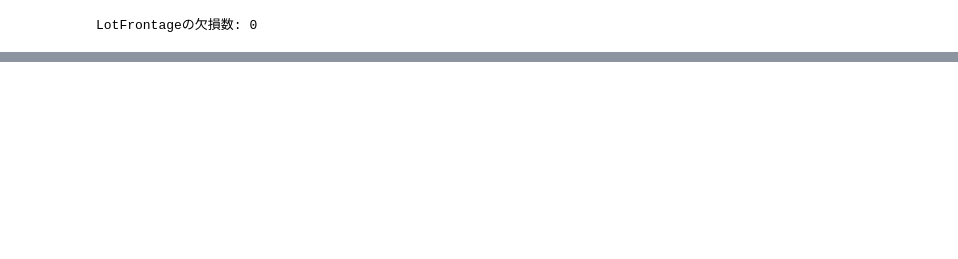
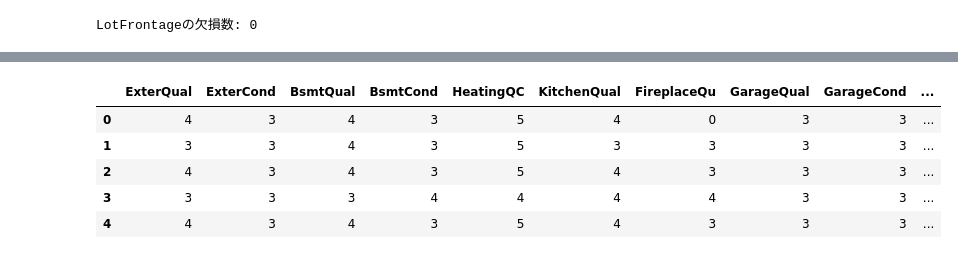
Before and after one commit to luciaeri/My-first-kaggle-_House-Prices, a Jupyter notebook: House_Prices.ipynb, the cells around one changed output, grey strips where cells are left out. Cells and saved outputs as stored; diff of their text form; code cells hidden in the pictures; blank space fills up the shorter version.

```diff
--- a/House_Prices.ipynb
+++ b/House_Prices.ipynb
@@ -442,7 +425,7 @@ GarageYrBltの欠損数: 0
 #先にlistでカラムをまとめたほうがpandasの処理が早くなる
 trans=['Alley', 'MasVnrType', 'BsmtQual', 'BsmtCond', 'BsmtExposure',
        'BsmtFinType1', 'BsmtFinType2', 'FireplaceQu', 'GarageType',
-       'GarageFinish', 'GarageQual', 'GarageCond', 'PoolQC', 'Fence', 'MiscFeature']
+       'GarageFinish', 'GarageQual', 'GarageCond', 'PoolQC', 'Fence', 'MiscFeature','Electrical']
 
 train[trans]=train[trans].fillna('None')
 print(f"カテゴリデータの欠損数: {train[trans].isnull().sum()}")
@@ -465 +449,6 @@ MiscFeature     0
 dtype: int64
+# %%
+# 表示する行数の上限を解除（None = 無制限）
+pd.set_option('display.max_rows', None)
+
+train.isnull().sum()
@@ -465,0 +480,10 @@ dtype: int64
+# %%
+#.columns.tolist()をすることでdfだったのをカラム名だけにしたlistを取得することができる
+category = train.select_dtypes(include=['object']).columns.tolist()
+# %%
+#.nunique()で種類数、value_counts()で実際の種類
+for col in category:
+    print(f"--- {col} ---")
+    print(f"種類数: {train[col].nunique()}") # 何種類の値があるか  nuniqueでカラムの中身の種類数がわかる
+    print(train[col].value_counts()) # value_countsメソッドで実際の種類が分かる
+    print("\n")
@@ -465,0 +527,57 @@ dtype: int64
+# %%
+# 1. Ordinal Encoding（順序あり）にするカラムのリスト定義
+# 標準的な品質評価 (Ex, Gd, TA...) のグループ
+ordinal_qual_cols = [
+    'ExterQual', 'ExterCond', 'BsmtQual', 'BsmtCond',
+    'HeatingQC', 'KitchenQual', 'FireplaceQu',
+    'GarageQual', 'GarageCond', 'PoolQC'
+]
+# 形状 (Reg, IR1...) のグループ
+ordinal_shape_cols = ['LotShape']
+
+# すべてのOrdinal系カラムをまとめたリスト（後で除外するため） これを省いたものをonehot
+all_ordinal_cols = ordinal_qual_cols + ordinal_shape_cols
+
+
+# 2. マッピング辞書（変換ルール）の作成 辞書型
+# 品質用: Ex(5) > Gd(4) > TA(3) > Fa(2) > Po(1) > None(0)
+qual_map = {
+    'Ex': 5, 'Gd': 4, 'TA': 3, 'Fa': 2, 'Po': 1,
+    'None': 0, 'NA': 0
+}
+
+# 形状用: Reg(3) > IR1(2) > IR2(1) > IR3(0)
+shape_map = {
+    'Reg': 3, 'IR1': 2, 'IR2': 1, 'IR3': 0
+}
+
+
+# 3. Ordinal Encoding の実行
+# 注意: マップする前に欠損値(NaN)を 'None' という文字列に埋めます
+# これにより、「地下室なし」や「ガレージなし」が数値の 0 に変換されます
+
+# 品質系の変換 map関数はあり規則に基づいて一気に置き換える手法
+for col in ordinal_qual_cols:
+    train[col] = train[col].fillna('None').map(qual_map)
+
+# 形状系の変換
+for col in ordinal_shape_cols:
+    train[col] = train[col].fillna('None').map(shape_map)
+
+
+# 4. 残りのカテゴリ変数を One-Hot Encoding
+# 元の `category` リストから、今変換した Ordinal カラムを除外する 内包表記(結果代入用変数、ループ、条件)
+remaining_cat_cols = [c for c in category if c not in all_ordinal_cols]
+
+# 残りだけを One-Hot Encoding
+train = pd.get_dummies(train, columns=remaining_cat_cols, drop_first=False)
+
+# 確認
+print("--- 処理完了 ---")
+print(f"Ordinal変換したカラム数: {len(all_ordinal_cols)}")
+print(f"One-Hot変換したカラム数: {len(remaining_cat_cols)}")
+print(f"現在の全カラム数: {train.shape[1]}")
+
+# ちゃんと数値になっているかチラ見
+train[ordinal_qual_cols + ordinal_shape_cols].head()
+# %% [output]
@@ -466,2 +588,8 @@ dtype: int64
+|  | ExterQual | ExterCond | BsmtQual | BsmtCond | HeatingQC | KitchenQual | FireplaceQu | GarageQual | GarageCond | ... |
+| 0 | 4 | 3 | 4 | 3 | 5 | 4 | 0 | 3 | 3 | ... |
+| 1 | 3 | 3 | 4 | 3 | 5 | 3 | 3 | 3 | 3 | ... |
+| 2 | 4 | 3 | 4 | 3 | 5 | 4 | 3 | 3 | 3 | ... |
+| 3 | 3 | 3 | 3 | 4 | 4 | 4 | 4 | 3 | 3 | ... |
+| 4 | 4 | 3 | 4 | 3 | 5 | 4 | 3 | 3 | 3 | ... |
 # %%
 train.info()
```
Also changed, not shown: parts of 14 cells of this notebook.
